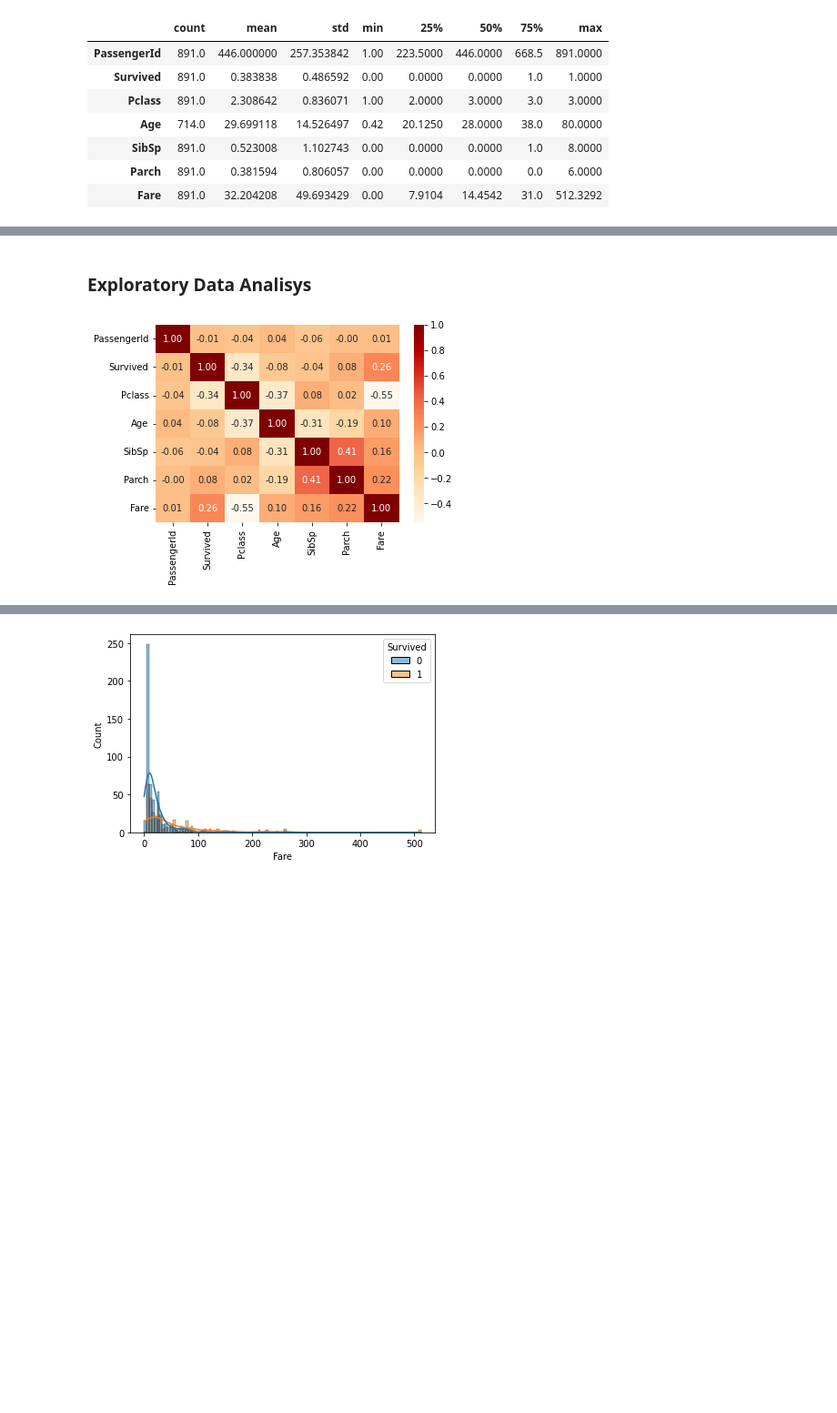
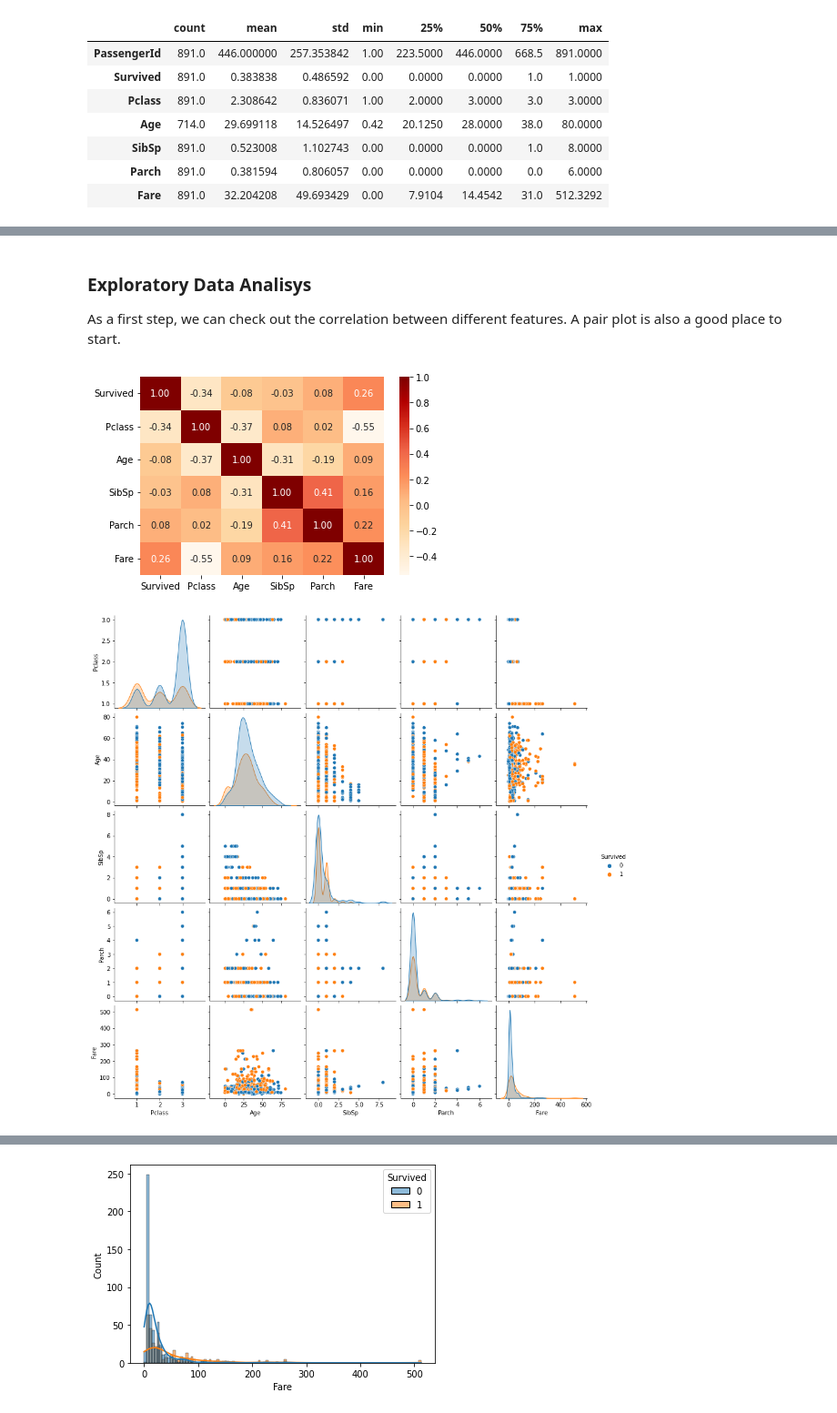
Before and after one commit to zele95/Kaggle_Titanic_ML, a Jupyter notebook: main.ipynb, the cells around one changed output, grey strips where cells are left out. Shown at 91% size. Cells and saved outputs as stored; diff of their text form; code cells hidden in the pictures; blank space fills up the shorter version.

```diff
--- a/main.ipynb
+++ b/main.ipynb
@@ -62,7 +62,10 @@ Besides 'Age', only 'Cabin' and 'Embarked' have missing values. We can inspect t
 # %%
 print(df_train.Embarked.value_counts(dropna = False))
 print(df_train.Cabin.value_counts(dropna = False))
+print(df_train.Ticket.value_counts(dropna = False))
 
-df_train.drop(labels = ['Cabin'], axis = 1)
+df_train.drop(columns = ['Cabin','Ticket','Name'],inplace = True)
 df_train.dropna(subset = ['Embarked'], inplace = True)
+
+df_train.head()
 # %% [output]
@@ -85,7 +95,15 @@ Name: Cabin, Length: 147, dtype: int64
-# %% [markdown]
-### **Exploratory Data Analisys**
+# %% [markdown]
+### **Exploratory Data Analisys**
+
+As a first step, we can check out the correlation between different features. A pair plot is also a good place to start.
 # %%
-sns.heatmap(df_train.corr(),cmap='OrRd',annot=True,fmt=".2f")
+# correlation matrix
+sns.heatmap(df_train.drop(columns = ['PassengerId'],axis = 1).corr(),cmap='OrRd',annot=True,fmt=".2f")
 plt.show()
+
+# pair plot
+sns.pairplot(df_train.drop(columns = ['PassengerId'],axis = 1),hue = 'Survived')
+plt.show()
 # %% [output]
-[figure, old version]
+[figure, new version]
+[figure, added]
```
Also changed, not shown: parts of 30 cells of this notebook, 1 other file.
